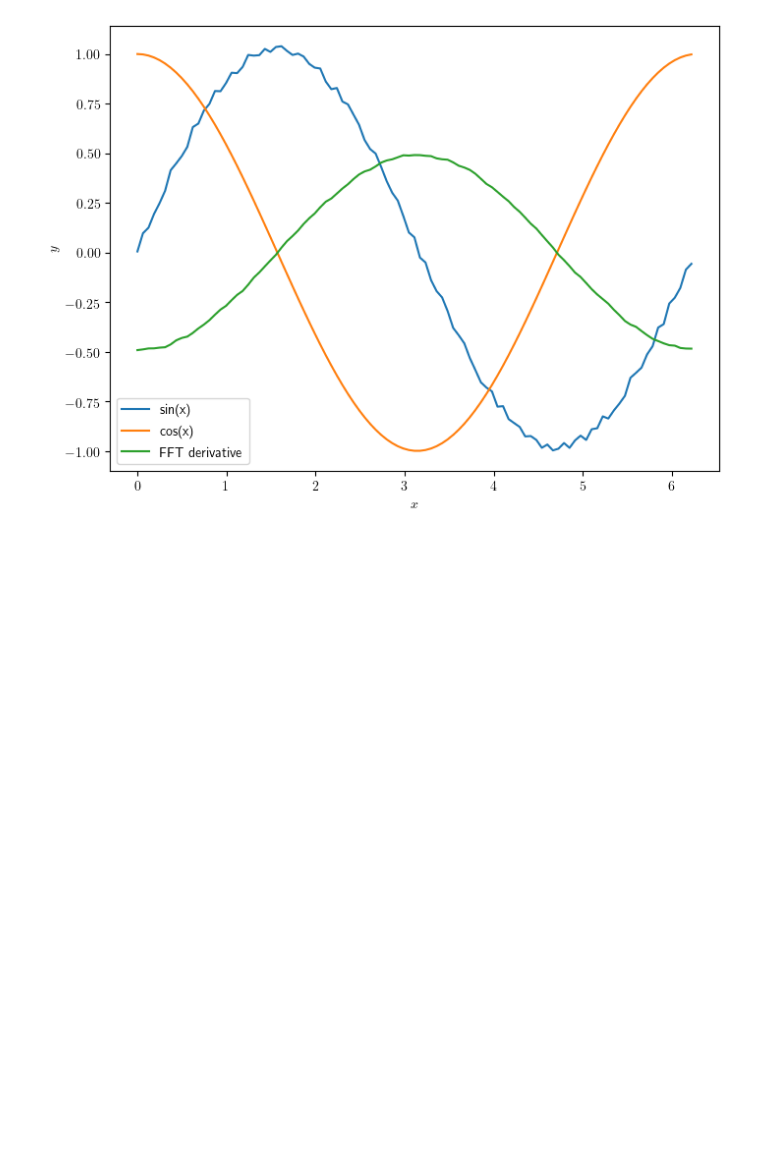
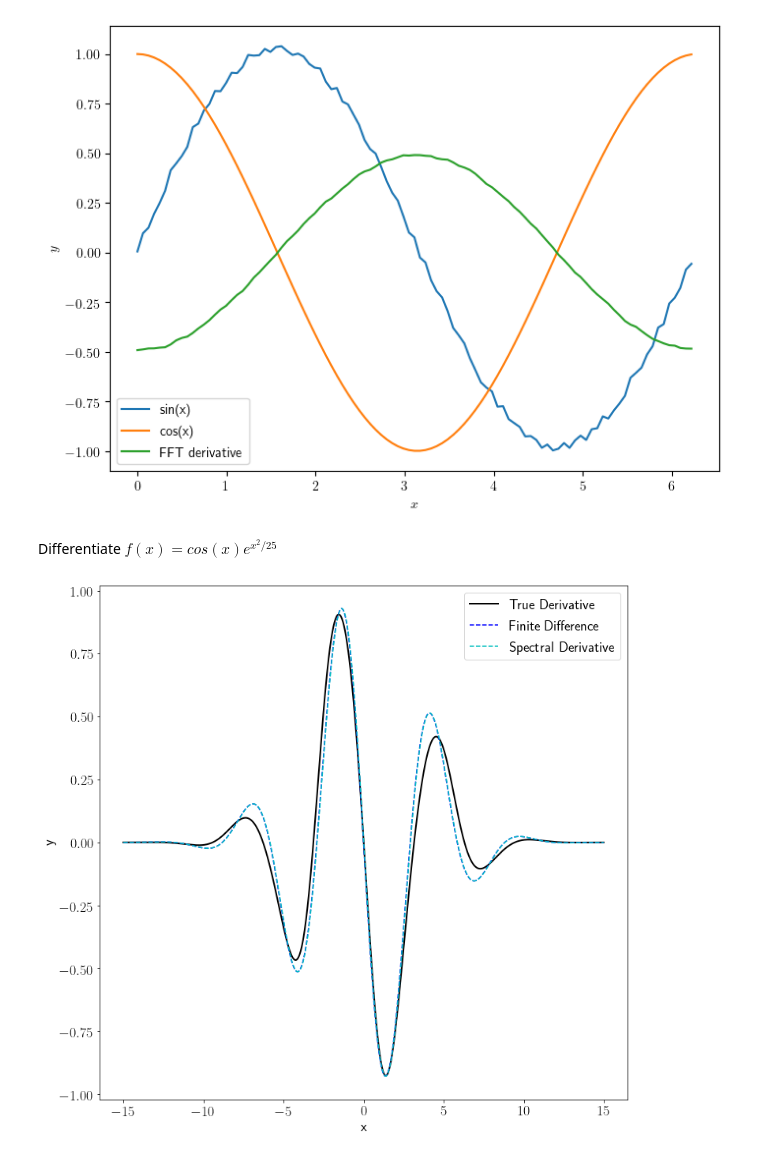
Before and after one commit to karnavr/CylindricalWaves, a Jupyter notebook: playground.ipynb, the cells around one changed output. Cells and saved outputs as stored; diff of their text form; code cells hidden in the pictures; blank space fills up the shorter version.

```diff
--- a/playground.ipynb
+++ b/playground.ipynb
@@ -92,3 +94,5 @@ plt.legend()
 plt.show()
 # %% [output]
 [figure]
+# %% [markdown]
+Differentiate $f(x) = cos(x) e^{x^2 /25}$
@@ -94,0 +112,38 @@ plt.show()
+# %%
+## Finite Difference Method
+
+# Discretize the function into finite regions
+dfFD = np.zeros(len(df), dtype='complex_')
+
+# Iterate across array
+for i in range(len(df)-1):
+    dfFD[i]=(f[i+1]-f[i])/dx
+
+dfFD[-1] = dfFD[-2]
+# %%
+##Approximate derivative by FFT
+
+fhat = np.fft.fft(f)
+kappa = (2*np.pi/L)*np.arange(-n/2,n/2)
+
+#Re-order fft frequencies
+kappa = np.fft.fftshift(kappa)
+
+#Obtain real part of the function for plotting
+dfhat = kappa*fhat*(1j)
+
+#Inverse Fourier Transform
+dfFFT = np.real(np.fft.ifft(dfhat))
+
+## Plot
+plt.plot(x, df.real, color='k', LineWidth=2, label='True Derivative')
+plt.plot(x, dfFD.real, '--', color='b', LineWidth=1.5, label='Finite Difference')
+plt.plot(x, dfFFT.real, '--', color='c', LineWidth=1.5, label='Spectral Derivative')
+
+plt.xlabel('x')
+plt.ylabel('y')
+
+plt.legend()
+plt.show()
+# %% [output]
+[figure, added]
```
Also changed, not shown: parts of 2 cells of this notebook.
